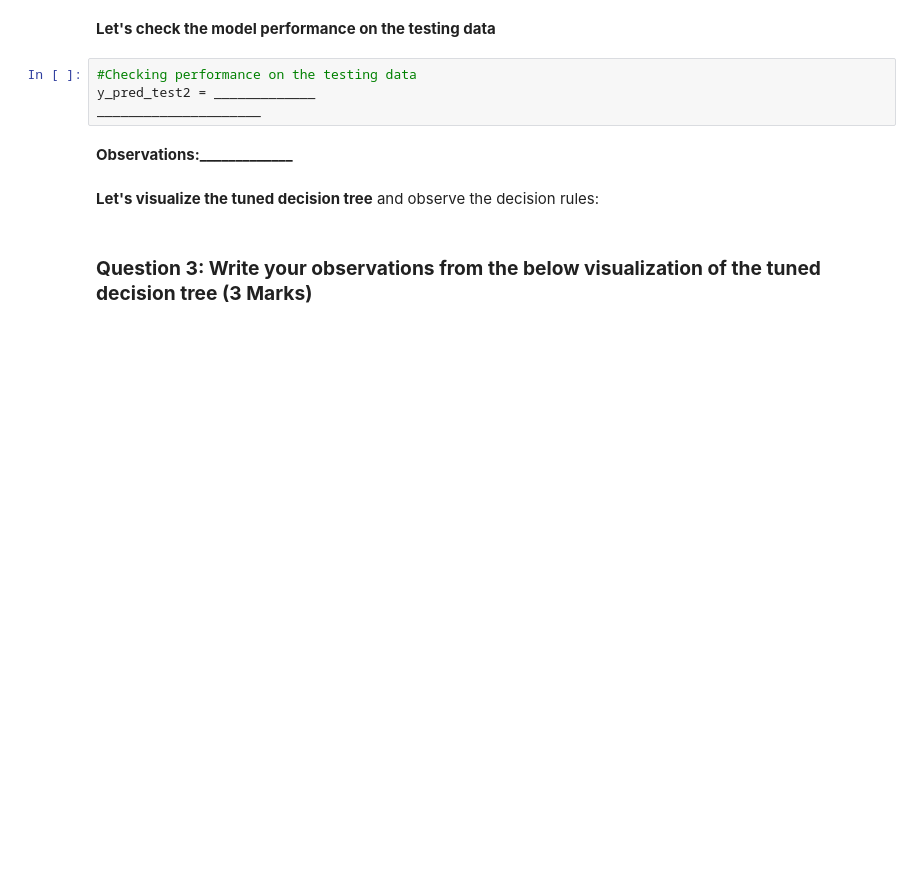
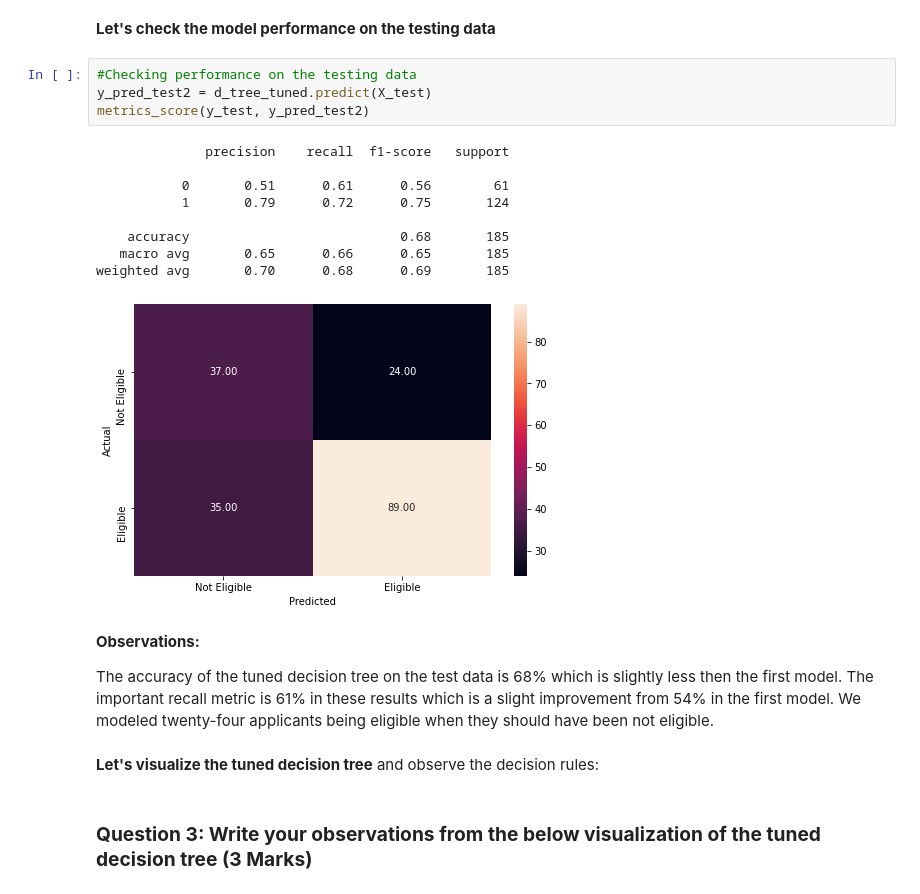
Before and after one commit to AndrewBorst/Data-Science-Portfolio, a Jupyter notebook: Trees and Random Forest/Andrew_Borst_Notebook_Project_Classification.ipynb, the cells around one changed output. Cells and saved outputs as stored; diff of their text form; blank space fills up the shorter version.

```diff
--- a/Trees and Random Forest/Andrew_Borst_Notebook_Project_Classification.ipynb
+++ b/Trees and Random Forest/Andrew_Borst_Notebook_Project_Classification.ipynb
@@ -337,10 +443,22 @@ ____________________
 **Let's check the model performance on the testing data**
 # %%
 #Checking performance on the testing data
-y_pred_test2 = _____________
-_____________________
+y_pred_test2 = d_tree_tuned.predict(X_test)
+metrics_score(y_test, y_pred_test2)
+# %% [output]
+              precision    recall  f1-score   support
+
+           0       0.51      0.61      0.56        61
+           1       0.79      0.72      0.75       124
+
+    accuracy                           0.68       185
+   macro avg       0.65      0.66      0.65       185
+weighted avg       0.70      0.68      0.69       185
+[figure, added]
-# %% [markdown]
-**Observations:_____________**
+# %% [markdown]
+**Observations:**
+
+The accuracy of the tuned decision tree on the test data is 68% which is slightly less then the first model. The important recall metric is 61% in these results which is a slight improvement from 54% in the first model. We modeled twenty-four applicants being eligible when they should have been not eligible.
 # %% [markdown]
 **Let's visualize the tuned decision tree** and observe the decision rules:
 # %% [markdown]
```
Also changed, not shown: parts of 31 cells of this notebook, 25 other files.
